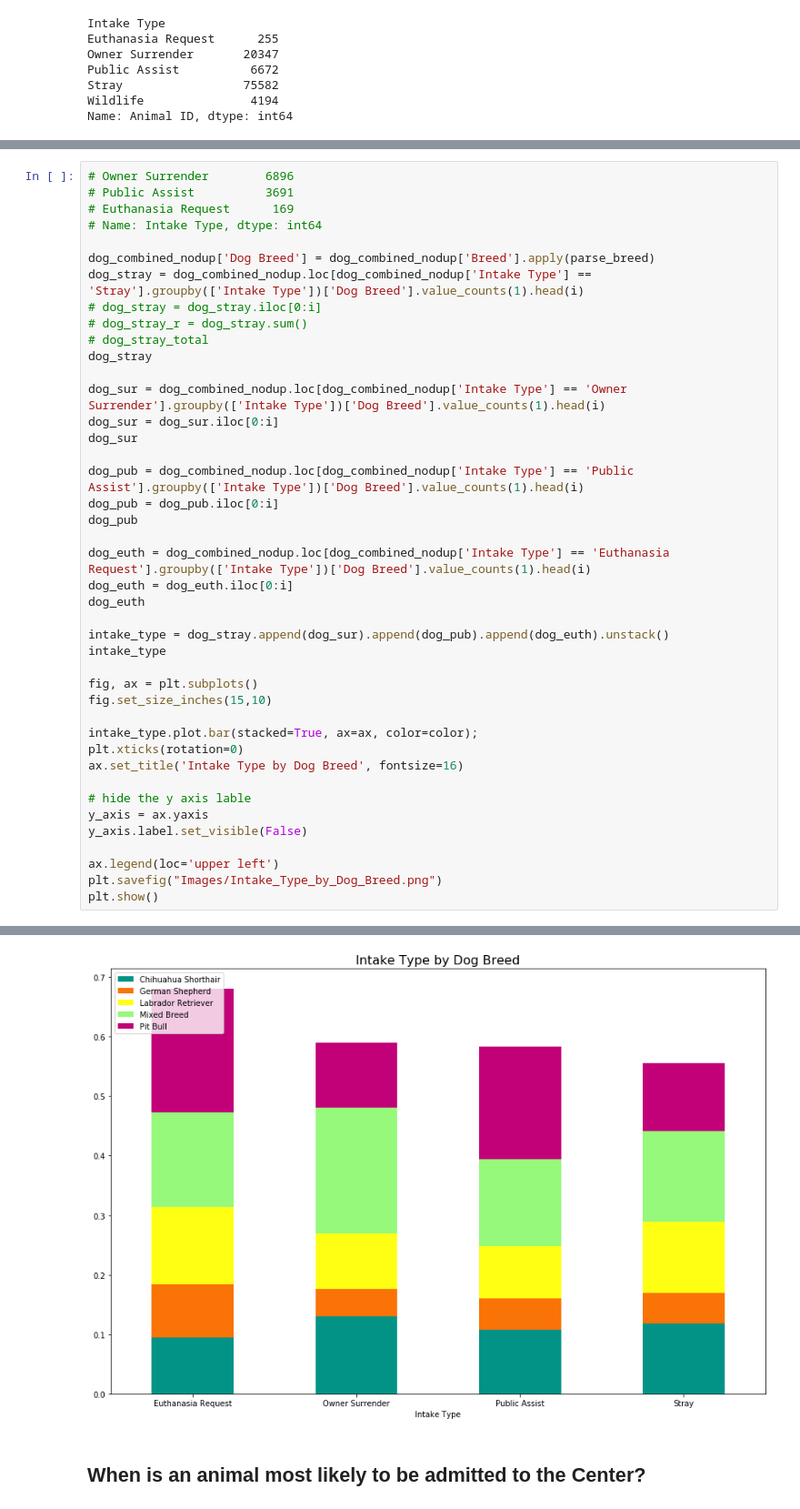
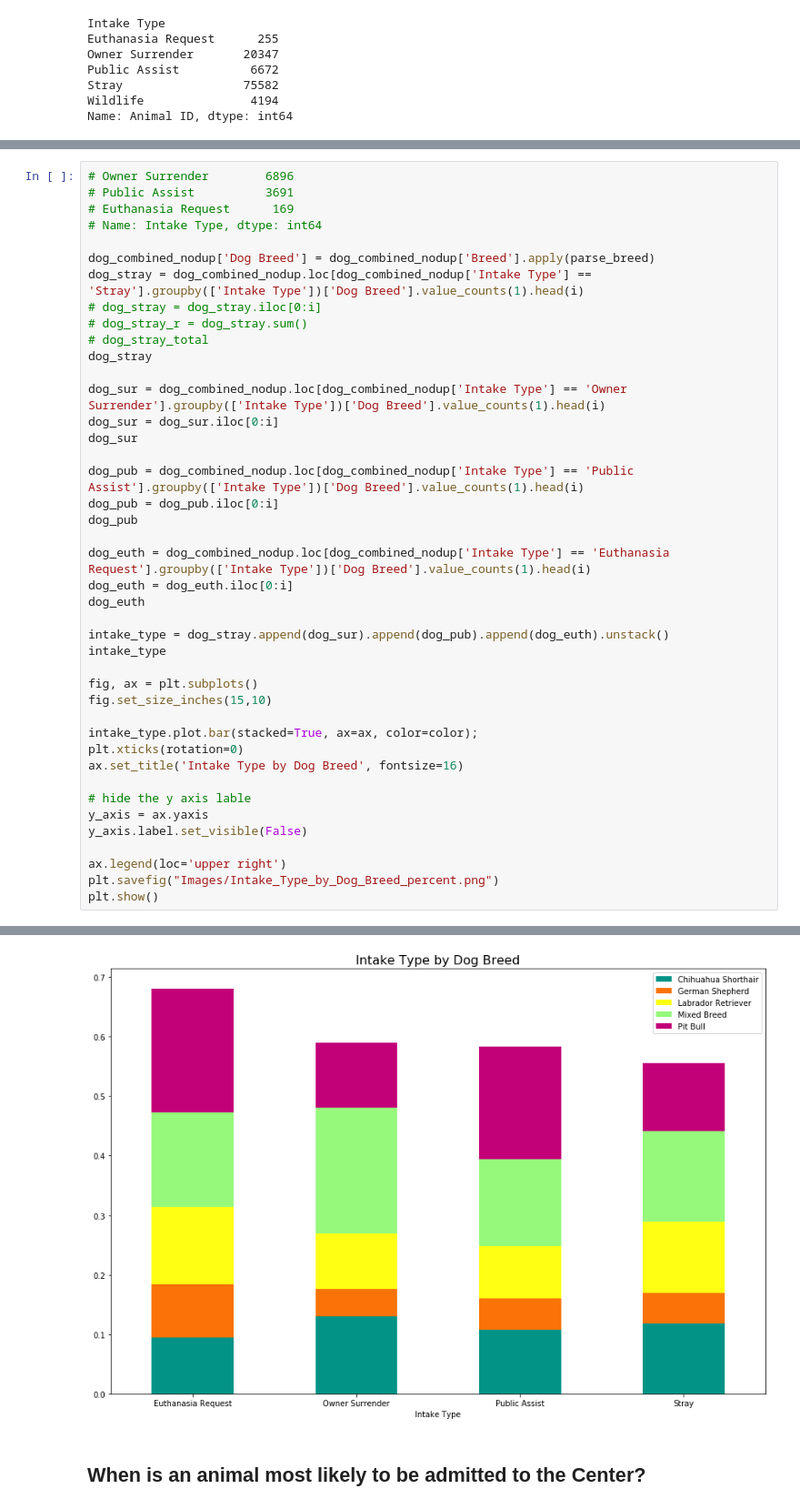
Before and after one commit to akoldeway/austin-animal-center-analysis, a Jupyter notebook: austin-animal-center-analysis.ipynb, the cells around one changed output, grey strips where cells are left out. Shown at 91% size. Drawn from its saved outputs; the diff is of its cells as text.

```diff
--- a/austin-animal-center-analysis.ipynb
+++ b/austin-animal-center-analysis.ipynb
@@ -252,36 +252,36 @@ dog_sur = dog_sur.iloc[0:i]
 dog_sur
 
 dog_pub = dog_combined_nodup.loc[dog_combined_nodup['Intake Type'] == 'Public Assist'].groupby(['Intake Type'])['Dog Breed'].value_counts(1).head(i)
 dog_pub = dog_pub.iloc[0:i]
 dog_pub
 
 dog_euth = dog_combined_nodup.loc[dog_combined_nodup['Intake Type'] == 'Euthanasia Request'].groupby(['Intake Type'])['Dog Breed'].value_counts(1).head(i)
 dog_euth = dog_euth.iloc[0:i]
 dog_euth
 
 intake_type = dog_stray.append(dog_sur).append(dog_pub).append(dog_euth).unstack()
 intake_type
 
 fig, ax = plt.subplots()
 fig.set_size_inches(15,10)
 
 intake_type.plot.bar(stacked=True, ax=ax, color=color);
 plt.xticks(rotation=0)
 ax.set_title('Intake Type by Dog Breed', fontsize=16)
 
 # hide the y axis lable
 y_axis = ax.yaxis
 y_axis.label.set_visible(False)
 
-ax.legend(loc='upper left')
-plt.savefig("Images/Intake_Type_by_Dog_Breed.png")
+ax.legend(loc='upper right')
+plt.savefig("Images/Intake_Type_by_Dog_Breed_percent.png")
 plt.show()
 # %% [output]
 A value is trying to be set on a copy of a slice from a DataFrame.
 Try using .loc[row_indexer,col_indexer] = value instead
 
 See the caveats in the documentation: http://pandas.pydata.org/pandas-docs/stable/user_guide/indexing.html#returning-a-view-versus-a-copy
-[figure, old version]
+[figure, new version]
 # %% [markdown]
 ## When is an animal most likely to be admitted to the Center?
 # %%
```
Also changed, not shown: parts of 2 cells of this notebook, 2 other files.
